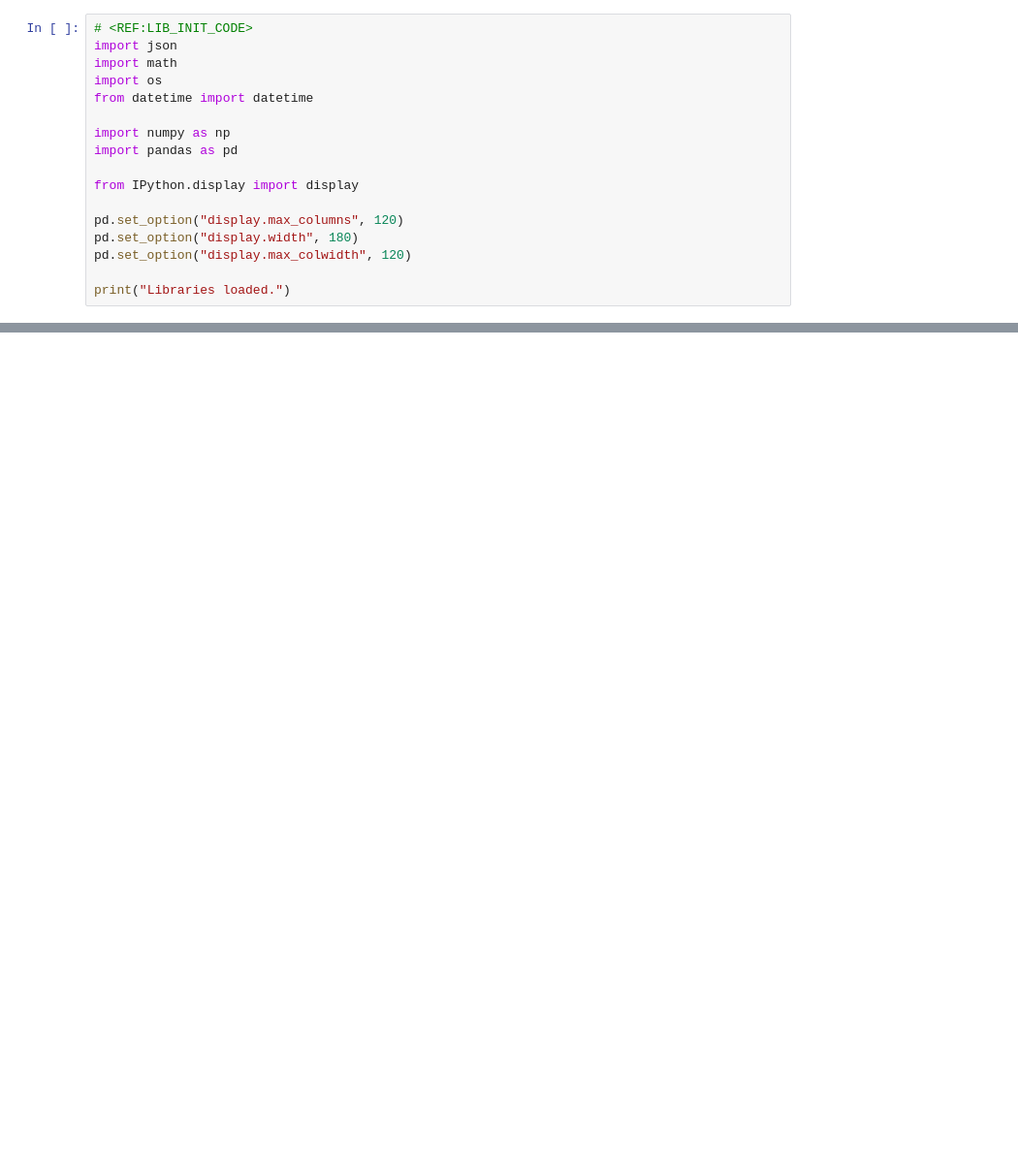
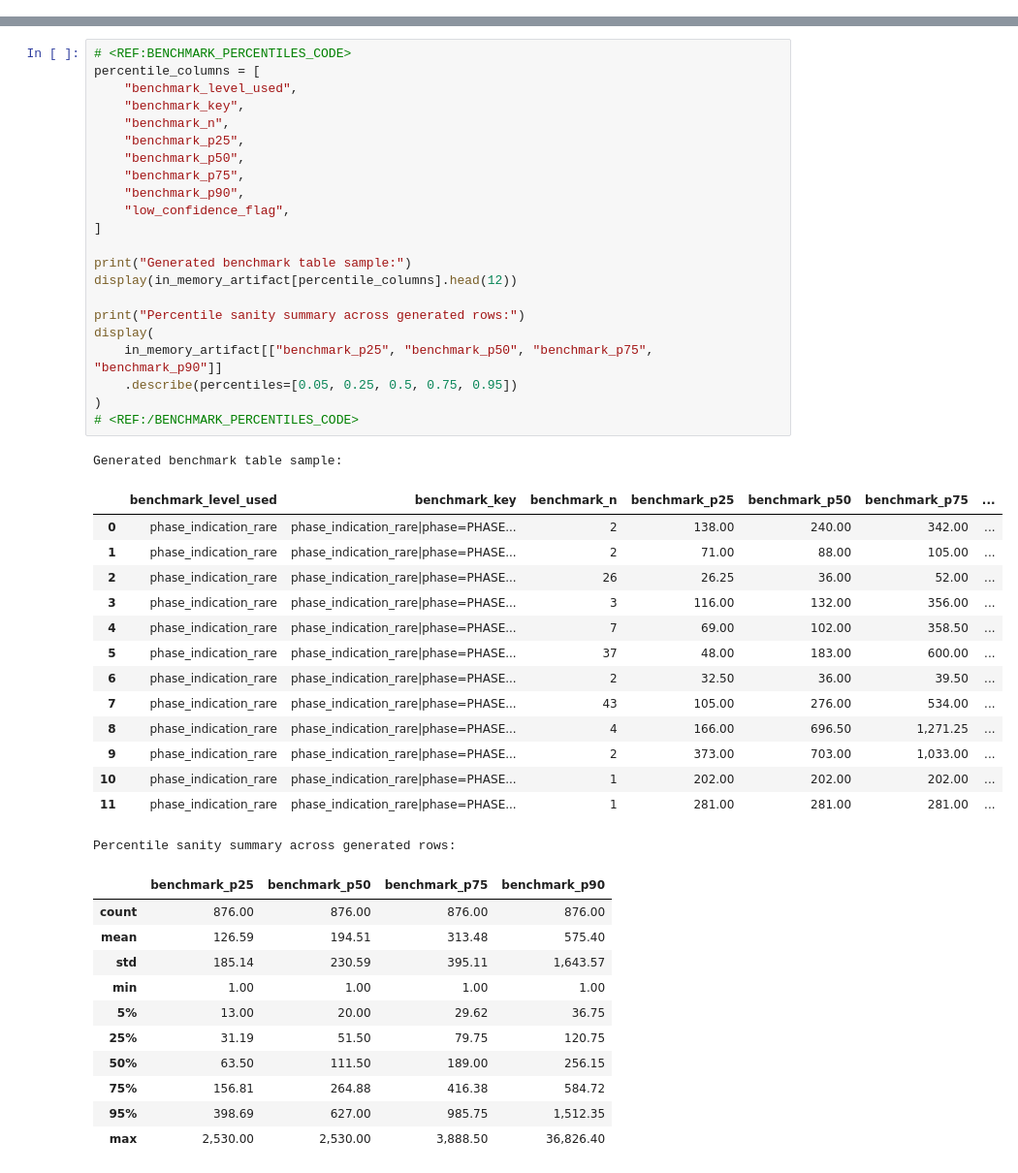
Before and after one commit to delaunan/clintrialpredict, a Jupyter notebook: notebooks/estimation.ipynb, the cells around one changed output, grey strips where cells are left out. Shown at 97% size. Saved outputs shown, nothing was run; the diff lists cells and outputs as text; blank space fills up the shorter version.

Commit message:
Implement enrollment benchmark phase 1

```diff
--- a/notebooks/estimation.ipynb
+++ b/notebooks/estimation.ipynb
@@ -70,17 +0,0 @@ Estimation model dir: /home/delaunan/code/delaunan/clintrialpredict/models/estim
-# %%
-# <REF:LIB_INIT_CODE>
-import json
-import math
-import os
-from datetime import datetime
-
-import numpy as np
-import pandas as pd
-
-from IPython.display import display
-
-pd.set_option("display.max_columns", 120)
-pd.set_option("display.width", 180)
-pd.set_option("display.max_colwidth", 120)
-
-print("Libraries loaded.")
@@ -2196,0 +564,49 @@ When validated, outputs will be saved under: /home/delaunan/code/delaunan/clintr
+# %%
+# <REF:BENCHMARK_PERCENTILES_CODE>
+percentile_columns = [
+    "benchmark_level_used",
+    "benchmark_key",
+    "benchmark_n",
+    "benchmark_p25",
+    "benchmark_p50",
+    "benchmark_p75",
+    "benchmark_p90",
+    "low_confidence_flag",
+]
+
+print("Generated benchmark table sample:")
+display(in_memory_artifact[percentile_columns].head(12))
+
+print("Percentile sanity summary across generated rows:")
+display(
+    in_memory_artifact[["benchmark_p25", "benchmark_p50", "benchmark_p75", "benchmark_p90"]]
+    .describe(percentiles=[0.05, 0.25, 0.5, 0.75, 0.95])
+)
+# <REF:/BENCHMARK_PERCENTILES_CODE>
+# %% [output]
+Generated benchmark table sample:
+|  | benchmark_level_used | benchmark_key | benchmark_n | benchmark_p25 | benchmark_p50 | benchmark_p75 | ... |
+| 0 | phase_indication_rare | phase_indication_rare|phase=PHASE... | 2 | 138.00 | 240.00 | 342.00 | ... |
+| 1 | phase_indication_rare | phase_indication_rare|phase=PHASE... | 2 | 71.00 | 88.00 | 105.00 | ... |
+| 2 | phase_indication_rare | phase_indication_rare|phase=PHASE... | 26 | 26.25 | 36.00 | 52.00 | ... |
+| 3 | phase_indication_rare | phase_indication_rare|phase=PHASE... | 3 | 116.00 | 132.00 | 356.00 | ... |
+| 4 | phase_indication_rare | phase_indication_rare|phase=PHASE... | 7 | 69.00 | 102.00 | 358.50 | ... |
+| 5 | phase_indication_rare | phase_indication_rare|phase=PHASE... | 37 | 48.00 | 183.00 | 600.00 | ... |
+| 6 | phase_indication_rare | phase_indication_rare|phase=PHASE... | 2 | 32.50 | 36.00 | 39.50 | ... |
+| 7 | phase_indication_rare | phase_indication_rare|phase=PHASE... | 43 | 105.00 | 276.00 | 534.00 | ... |
+| 8 | phase_indication_rare | phase_indication_rare|phase=PHASE... | 4 | 166.00 | 696.50 | 1,271.25 | ... |
+| 9 | phase_indication_rare | phase_indication_rare|phase=PHASE... | 2 | 373.00 | 703.00 | 1,033.00 | ... |
+| 10 | phase_indication_rare | phase_indication_rare|phase=PHASE... | 1 | 202.00 | 202.00 | 202.00 | ... |
+| 11 | phase_indication_rare | phase_indication_rare|phase=PHASE... | 1 | 281.00 | 281.00 | 281.00 | ... |
+Percentile sanity summary across generated rows:
+|  | benchmark_p25 | benchmark_p50 | benchmark_p75 | benchmark_p90 |
+| count | 876.00 | 876.00 | 876.00 | 876.00 |
+| mean | 126.59 | 194.51 | 313.48 | 575.40 |
+| std | 185.14 | 230.59 | 395.11 | 1,643.57 |
+| min | 1.00 | 1.00 | 1.00 | 1.00 |
+| 5% | 13.00 | 20.00 | 29.62 | 36.75 |
+| 25% | 31.19 | 51.50 | 79.75 | 120.75 |
+| 50% | 63.50 | 111.50 | 189.00 | 256.15 |
+| 75% | 156.81 | 264.88 | 416.38 | 584.72 |
+| 95% | 398.69 | 627.00 | 985.75 | 1,512.35 |
+| max | 2,530.00 | 2,530.00 | 3,888.50 | 36,826.40 |
```
Also changed, not shown: parts of 70 cells of this notebook, 8 other files.
